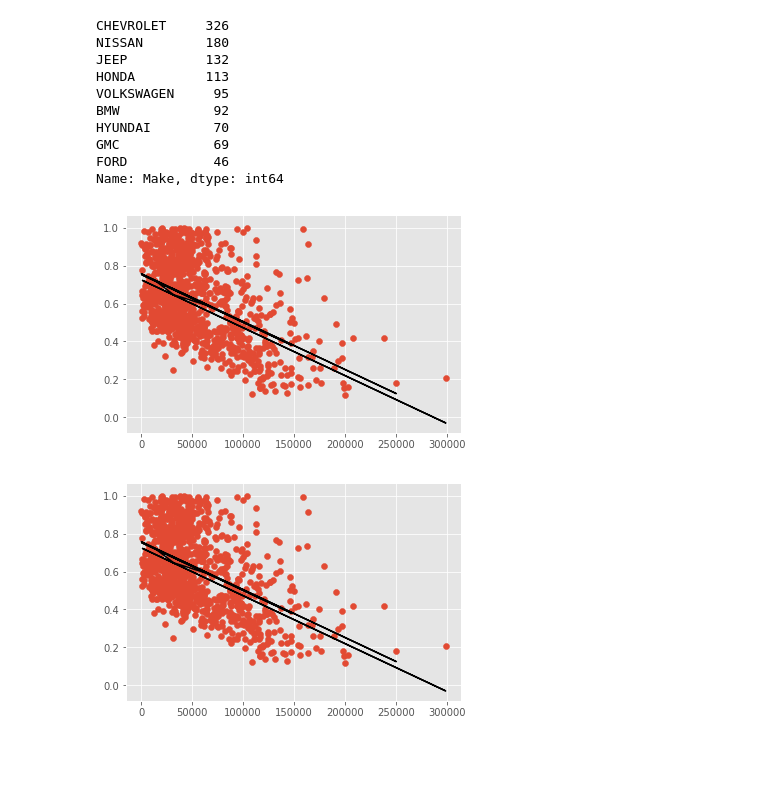
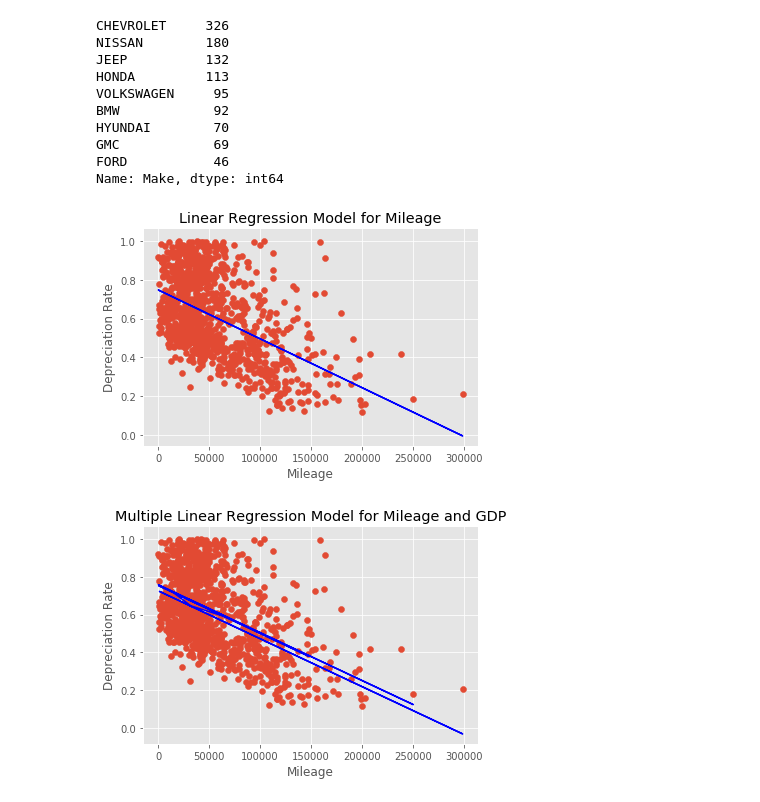
Before and after one commit to ZhuoShan/INFO370FinalProject, a Jupyter notebook: FinalPlot.ipynb, the cells around one changed output. Saved outputs shown, nothing was run; the diff lists cells and outputs as text; code cells hidden in the pictures; blank space fills up the shorter version.

Commit message:
'Plot'

```diff
--- a/FinalPlot.ipynb
+++ b/FinalPlot.ipynb
@@ -177,13 +206,19 @@ FORD           46
 Name: Make, dtype: int64
 # %%
 plt.scatter(FinalData.Mileage,FinalData.DepreciationRate)
-plt.plot(FinalData.Mileage, lm.predict(), c = 'black')
+plt.plot(FinalData.Mileage, lm.predict(), c = 'blue')
+plt.title('Linear Regression Model for Mileage')
+plt.xlabel('Mileage')
+plt.ylabel('Depreciation Rate')
 plt.show()
 # %% [output]
-[figure, old version]
+[figure, new version]
 # %%
 plt.scatter(FinalData.Mileage,FinalData.DepreciationRate)
-plt.plot(FinalData.Mileage, Multi_lm2.predict(), c = 'black')
+plt.plot(FinalData.Mileage, Multi_lm2.predict(), c = 'blue')
+plt.title('Multiple Linear Regression Model for Mileage and GDP')
+plt.xlabel('Mileage')
+plt.ylabel('Depreciation Rate')
 plt.show()
 # %% [output]
-[figure, old version]
+[figure, new version]
```
Also changed, not shown: parts of 13 cells of this notebook.
